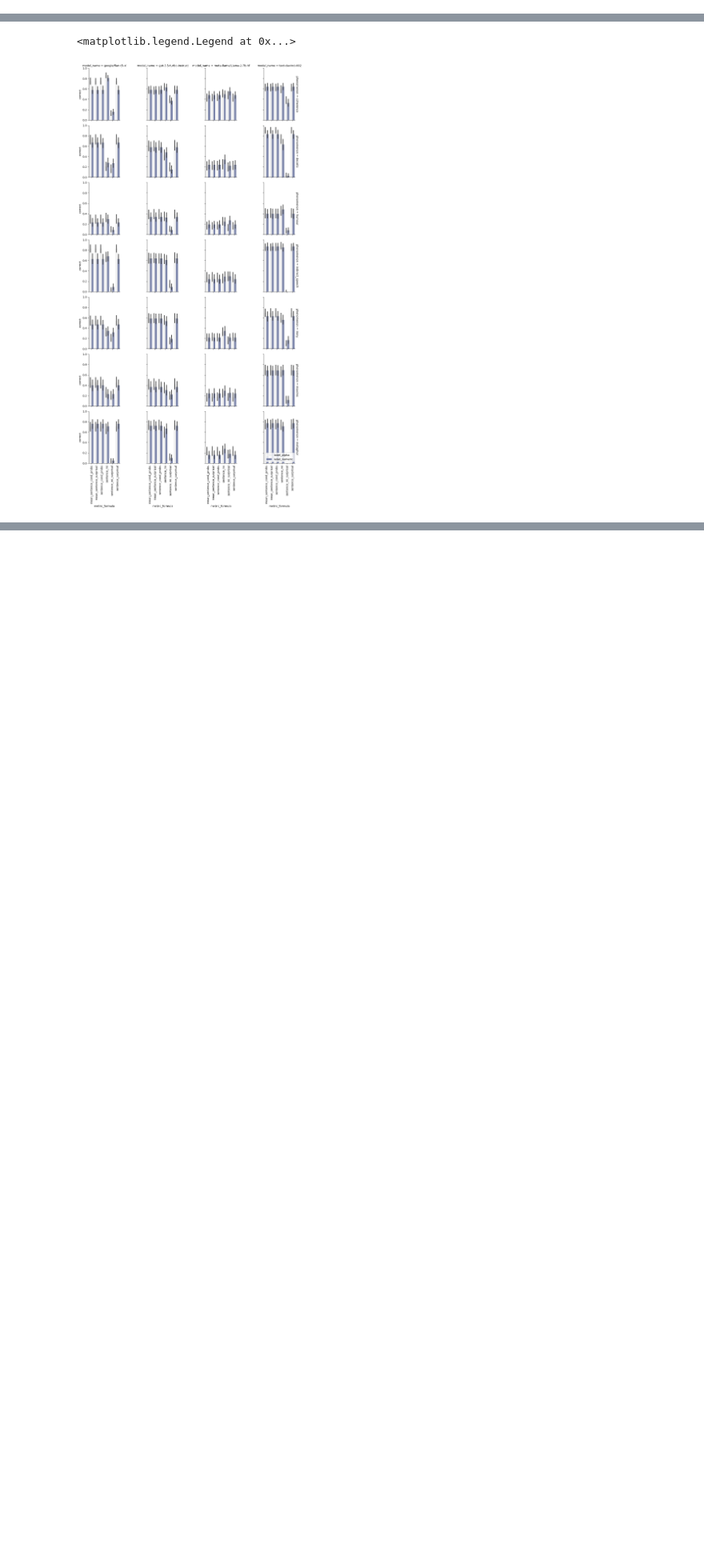
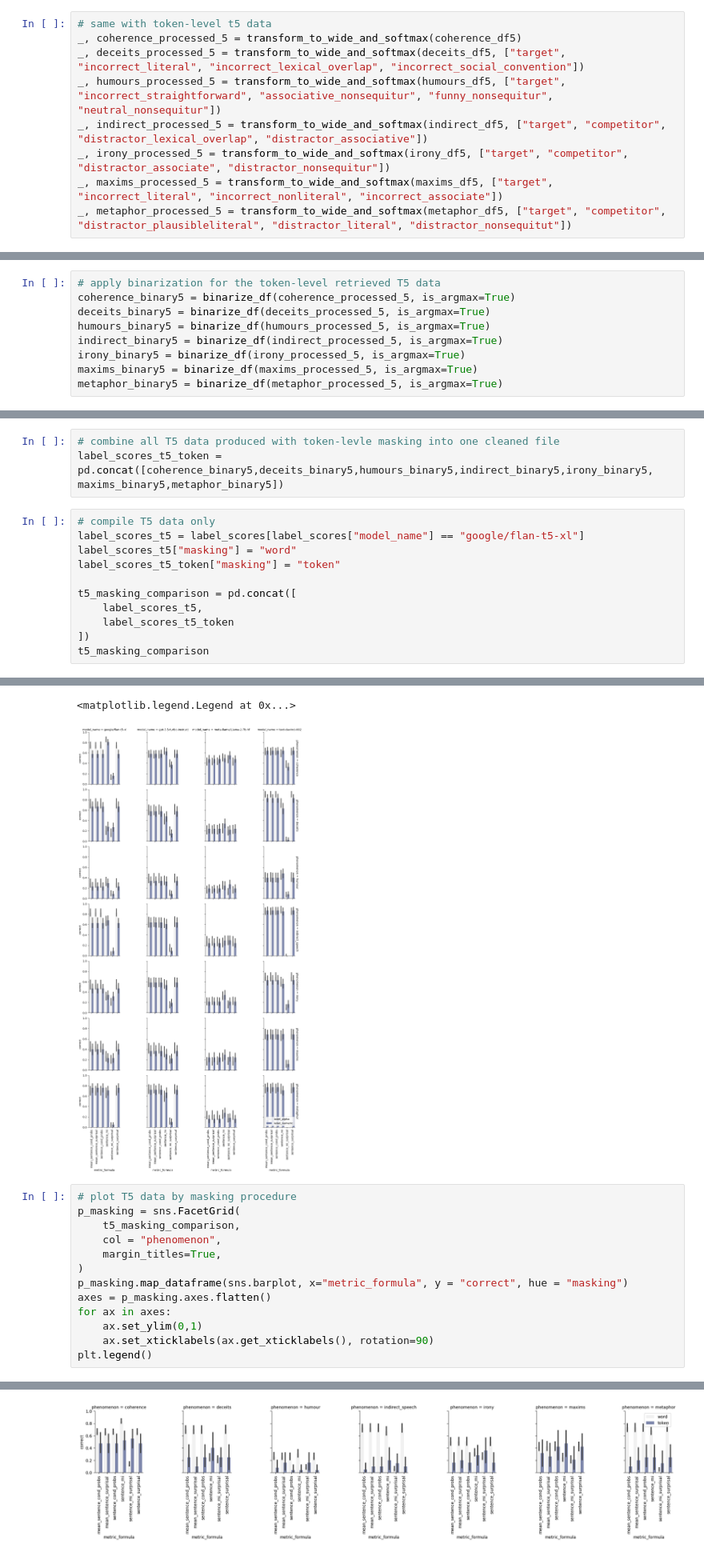
Before and after one commit to polina-tsvilodub/LLM_link, a Jupyter notebook: analysis/01_label_scores_analysis.ipynb, the cells around one changed output, grey strips where cells are left out. Shown at 80% size. Cells and saved outputs as stored; diff of their text form; blank space fills up the shorter version.

Commit message:
exploratory masking comparison

```diff
--- a/analysis/01_label_scores_analysis.ipynb
+++ b/analysis/01_label_scores_analysis.ipynb
@@ -192,6 +204,15 @@ indirect_processed, indirect_processed_ = transform_to_wide_and_softmax(indirect
 irony_processed, irony_processed_ = transform_to_wide_and_softmax(irony_df, ["target", "competitor", "distractor_associate", "distractor_nonsequitur"])
 maxims_processed, maxims_processed_ = transform_to_wide_and_softmax(maxims_df, ["target", "incorrect_literal", "incorrect_nonliteral", "incorrect_associate"])
 metaphor_processed, metaphor_processed_ = transform_to_wide_and_softmax(metaphor_df, ["target", "competitor", "distractor_plausibleliteral", "distractor_literal", "distractor_nonsequitut"])
+# %%
+# same with token-level t5 data
+_, coherence_processed_5 = transform_to_wide_and_softmax(coherence_df5)
+_, deceits_processed_5 = transform_to_wide_and_softmax(deceits_df5, ["target", "incorrect_literal", "incorrect_lexical_overlap", "incorrect_social_convention"])
+_, humours_processed_5 = transform_to_wide_and_softmax(humours_df5, ["target", "incorrect_straightforward", "associative_nonsequitur", "funny_nonsequitur", "neutral_nonsequitur"])
+_, indirect_processed_5 = transform_to_wide_and_softmax(indirect_df5, ["target", "competitor", "distractor_lexical_overlap", "distractor_associative"])
+_, irony_processed_5 = transform_to_wide_and_softmax(irony_df5, ["target", "competitor", "distractor_associate", "distractor_nonsequitur"])
+_, maxims_processed_5 = transform_to_wide_and_softmax(maxims_df5, ["target", "incorrect_literal", "incorrect_nonliteral", "incorrect_associate"])
+_, metaphor_processed_5 = transform_to_wide_and_softmax(metaphor_df5, ["target", "competitor", "distractor_plausibleliteral", "distractor_literal", "distractor_nonsequitut"])
 # %%
 # binarize the processed data into target vs non-target probability
 # or into numerical representation of target vs non-target
@@ -222,6 +243,29 @@ indirect_binary = binarize_df(indirect_processed_, is_argmax=True)
 irony_binary = binarize_df(irony_processed_, is_argmax=True)
 maxims_binary = binarize_df(maxims_processed_, is_argmax=True)
 metaphor_binary = binarize_df(metaphor_processed_, is_argmax=True)
+# %%
+# apply binarization for the token-level retrieved T5 data
+coherence_binary5 = binarize_df(coherence_processed_5, is_argmax=True)
+deceits_binary5 = binarize_df(deceits_processed_5, is_argmax=True)
+humours_binary5 = binarize_df(humours_processed_5, is_argmax=True)
+indirect_binary5 = binarize_df(indirect_processed_5, is_argmax=True)
+irony_binary5 = binarize_df(irony_processed_5, is_argmax=True)
+maxims_binary5 = binarize_df(maxims_processed_5, is_argmax=True)
+metaphor_binary5 = binarize_df(metaphor_processed_5, is_argmax=True)
 # %%
 # combine all into one cleaned file
 label_scores = pd.concat([coherence_binary,deceits_binary,humours_binary,indirect_binary,irony_binary, maxims_binary,metaphor_binary])
+# %%
+# combine all T5 data produced with token-levle masking into one cleaned file
+label_scores_t5_token = pd.concat([coherence_binary5,deceits_binary5,humours_binary5,indirect_binary5,irony_binary5, maxims_binary5,metaphor_binary5])
+# %%
+# compile T5 data only
+label_scores_t5 = label_scores[label_scores["model_name"] == "google/flan-t5-xl"]
+label_scores_t5["masking"] = "word"
+label_scores_t5_token["masking"] = "token"
+
+t5_masking_comparison = pd.concat([
+    label_scores_t5,
+    label_scores_t5_token
+])
+t5_masking_comparison
@@ -556,3 +646,17 @@ plt.legend()
 # %% [output]
 <matplotlib.legend.Legend at 0x...>
 [figure]
+# %%
+# plot T5 data by masking procedure
+p_masking = sns.FacetGrid(
+    t5_masking_comparison,
+    col = "phenomenon",
+    margin_titles=True,
+)
+p_masking.map_dataframe(sns.barplot, x="metric_formula", y = "correct", hue = "masking")
+axes = p_masking.axes.flatten()
+for ax in axes:
+    ax.set_ylim(0,1)
+    ax.set_xticklabels(ax.get_xticklabels(), rotation=90)
+plt.legend()
+# %% [output]
@@ -559,3 +664,4 @@ plt.legend()
+[figure, added]
 # %%
 label_scores_wide = label_scores.pivot_table(
     columns=["metric_formula"],
```
Also changed, not shown: parts of 7 cells of this notebook.
